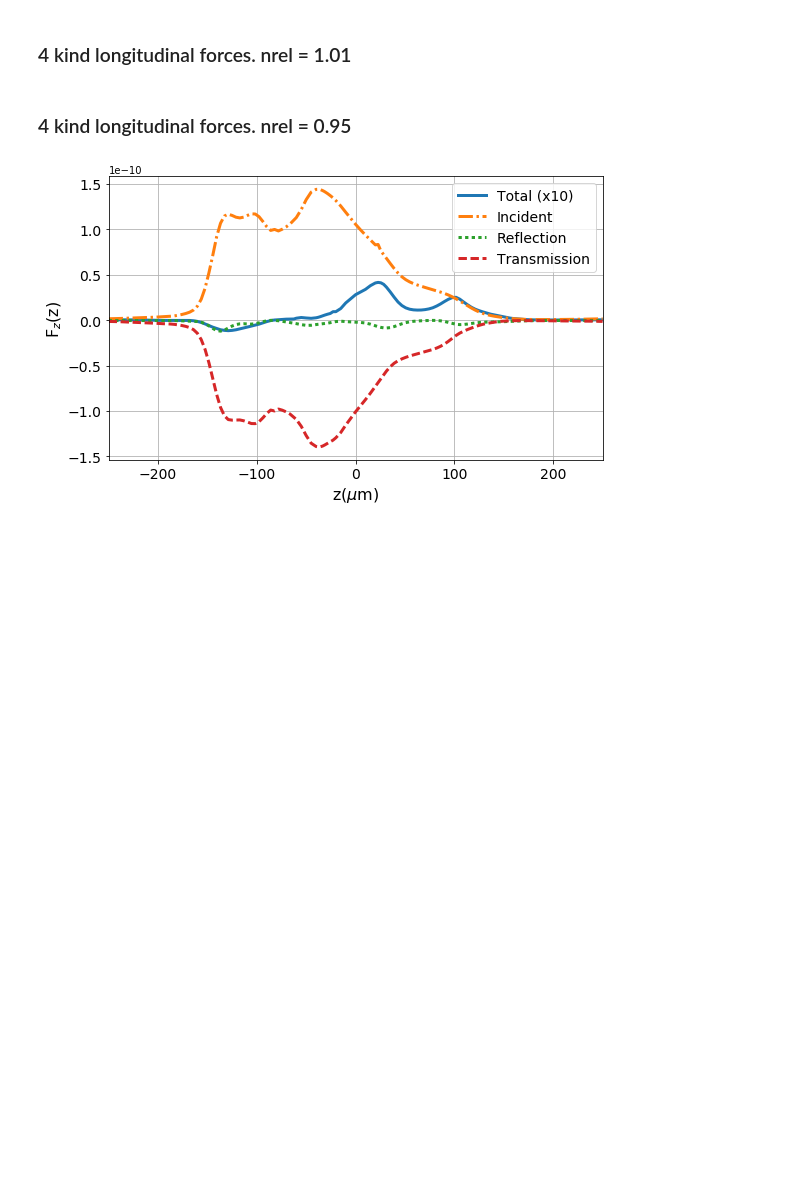
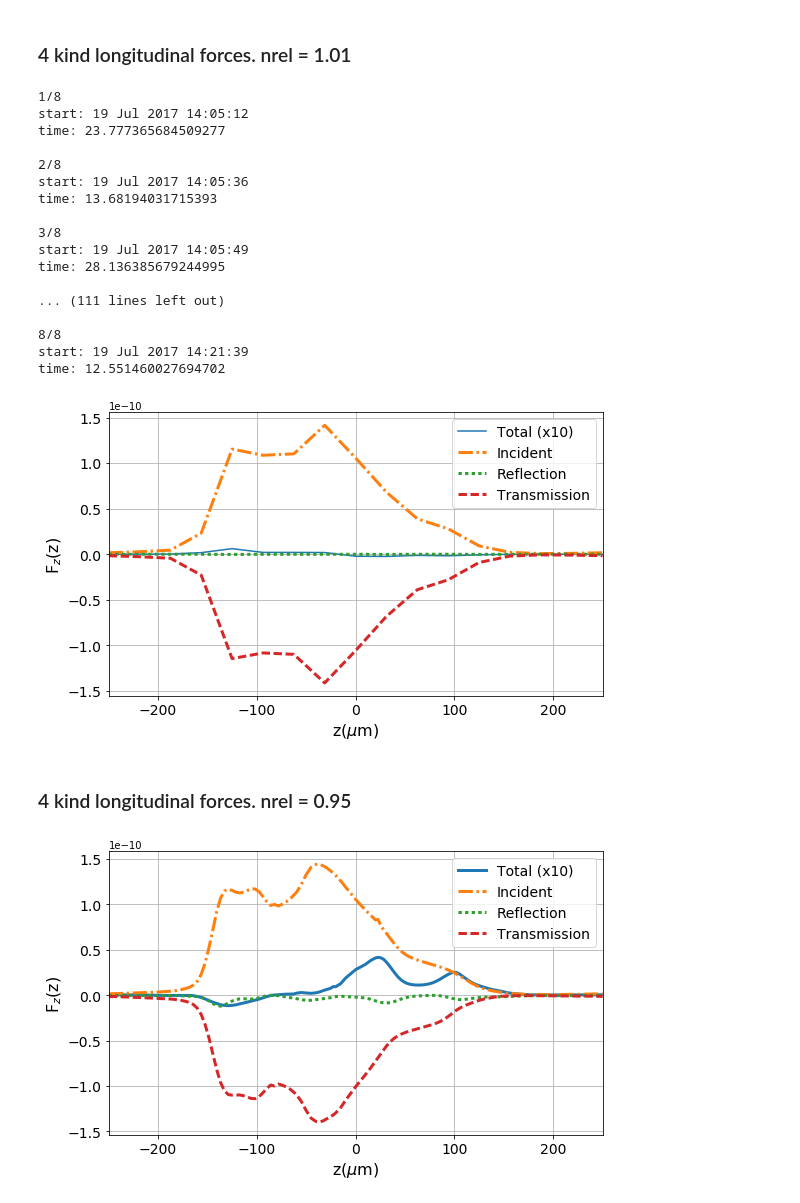
Before and after one commit to arantespp/opticalforces, a Jupyter notebook: examples/imoc2017-vec-frozen-wave/lip-sin-const-fw.ipynb, the cells around one changed output. Drawn from its saved outputs; the diff is of its cells as text; code cells hidden in the pictures; blank space fills up the shorter version.

```diff
--- a/examples/imoc2017-vec-frozen-wave/lip-sin-const-fw.ipynb
+++ b/examples/imoc2017-vec-frozen-wave/lip-sin-const-fw.ipynb
@@ -162,37 +200,56 @@ beam_pos = (0, 0, 0)
 paramx = {'param': 'beam_pos_z',
           'start': -250e-6,
           'stop': 250e-6,
-          'num': 100,}
+          'num': 10,}
 
 fig_num += 1
 plt.figure(fig_num, figsize=(5*1.618, 5))
 
 ptc.refractive_index = 1.01*1.33
 
 X2, F2 = ptc.geo_opt_force(vfw2, beam_pos, force_dir='fz', paramx=paramx)
 plt.plot([x*1e6 for x in X2], [10*f for f in F2], label='Total (x10)')
 
 X2I, F2I = ptc.geo_opt_force(vfw2, beam_pos, force_dir='fz', force_type='incident', paramx=paramx)
 plt.plot([x*1e6 for x in X2I], [1*f for f in F2I], '-.', lw=3, label='Incident')
 
 X2R, F2R = ptc.geo_opt_force(vfw2, beam_pos, force_dir='fz', force_type='reflection', paramx=paramx)
 plt.plot([x*1e6 for x in X2R], [1*f for f in F2R], ':', lw=3, label='Reflection')
 
 X2T, F2T = ptc.geo_opt_force(vfw2, beam_pos, force_dir='fz', force_type='transmission', paramx=paramx)
 plt.plot([x*1e6 for x in X2T], [1*f for f in F2T], '--', lw=3, label='Transmission')
 
 plt.xlim([paramx['start']*1e6, paramx['stop']*1e6])
 
 plt.legend(fontsize=14, loc=1)
 plt.tick_params(axis='x', labelsize=14)
 plt.tick_params(axis='y', labelsize=14)
 plt.xlabel(r'z($\mu$m)', fontsize=16)
 plt.ylabel(r'F$_z$(z)', fontsize=16)
 plt.grid()
 plt.tight_layout()
 plt.savefig('LIP-sin-const-longit-4kind-forces-nrel=1o01.png')
 
 plt.show()
+# %% [output]
+1/8
+start: 19 Jul 2017 14:05:12
+time: 23.777365684509277
+
+2/8
+start: 19 Jul 2017 14:05:36
+time: 13.68194031715393
+
+3/8
+start: 19 Jul 2017 14:05:49
+time: 28.136385679244995
+
+... (111 lines left out)
+
+8/8
+start: 19 Jul 2017 14:21:39
+time: 12.551460027694702
+[figure, added]
 # %% [markdown]
 ### 4 kind longitudinal forces. nrel = 0.95
 # %%
```
Also changed, not shown: parts of 1 cell of this notebook, 6 other files.
